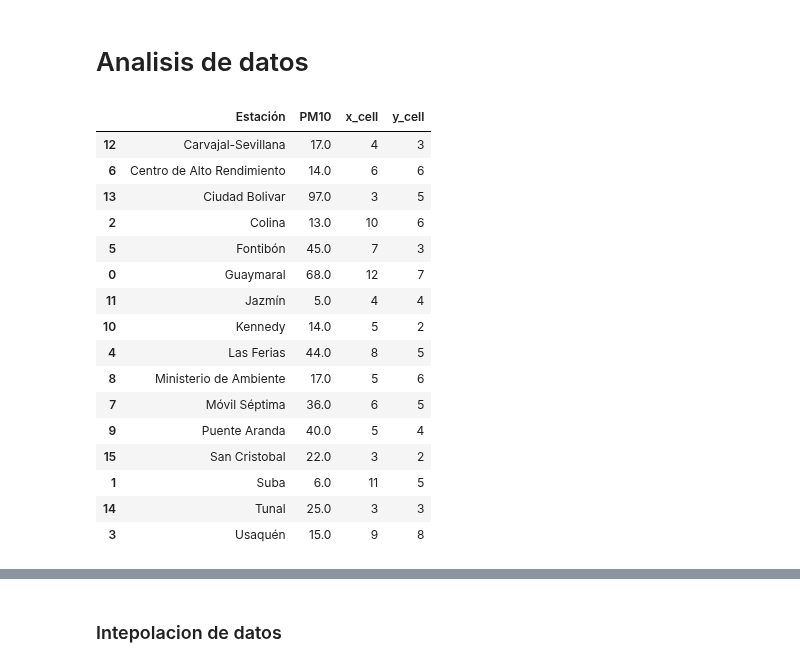
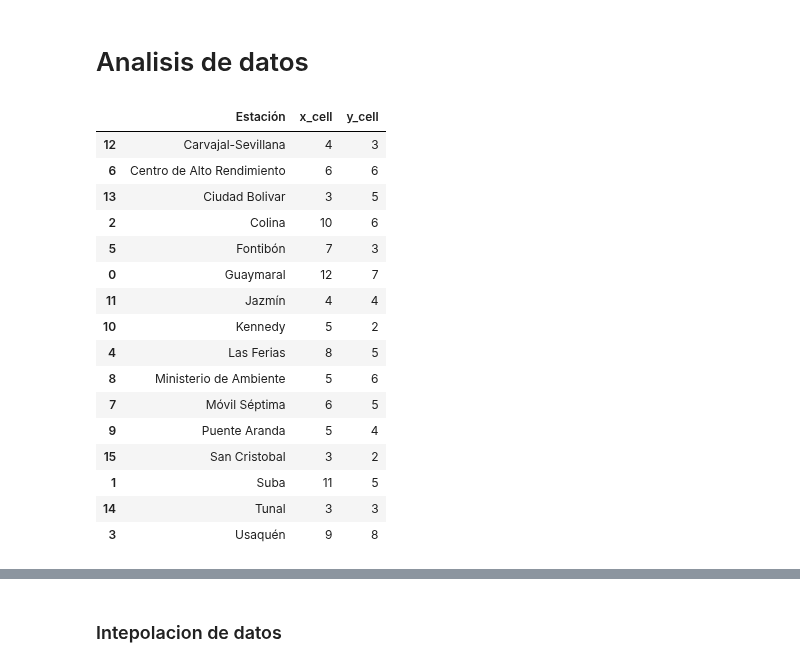
Before and after one commit to svargasro/Wildfire-Smoke-Spread-Over-Bogot-Workshops, a Jupyter notebook: Proyecto Final/Codigo/Analisis de Datos/Polucion/mapa_contaminacion.ipynb, the cells around one changed output, grey strips where cells are left out. Drawn from its saved outputs; the diff is of its cells as text; code cells hidden in the pictures.

```diff
--- a/Proyecto Final/Codigo/Analisis de Datos/Polucion/mapa_contaminacion.ipynb
+++ b/Proyecto Final/Codigo/Analisis de Datos/Polucion/mapa_contaminacion.ipynb
@@ -163,23 +121,22 @@ Name: 7, dtype: float64
 # Analisis de datos
 # %%
 coord = pd.read_csv('../estaciones_coord.txt')
-coord['PM10'] = PM10
-coord.iloc[:, [0, -4,-2, -1]].sort_values(by=['Estación'])
+coord.iloc[:, [0, -2, -1]].sort_values(by=['Estación'])
 # %% [output]
-|  | Estación | PM10 | x_cell | y_cell |
-| 12 | Carvajal-Sevillana | 17.0 | 4 | 3 |
-| 6 | Centro de Alto Rendimiento | 14.0 | 6 | 6 |
-| 13 | Ciudad Bolivar | 97.0 | 3 | 5 |
-| 2 | Colina | 13.0 | 10 | 6 |
-| 5 | Fontibón | 45.0 | 7 | 3 |
-| 0 | Guaymaral | 68.0 | 12 | 7 |
-| 11 | Jazmín | 5.0 | 4 | 4 |
-| 10 | Kennedy | 14.0 | 5 | 2 |
-| 4 | Las Ferias | 44.0 | 8 | 5 |
-| 8 | Ministerio de Ambiente | 17.0 | 5 | 6 |
-| 7 | Móvil Séptima | 36.0 | 6 | 5 |
-| 9 | Puente Aranda | 40.0 | 5 | 4 |
-| 15 | San Cristobal | 22.0 | 3 | 2 |
-| 1 | Suba | 6.0 | 11 | 5 |
-| 14 | Tunal | 25.0 | 3 | 3 |
-| 3 | Usaquén | 15.0 | 9 | 8 |
+|  | Estación | x_cell | y_cell |
+| 12 | Carvajal-Sevillana | 4 | 3 |
+| 6 | Centro de Alto Rendimiento | 6 | 6 |
+| 13 | Ciudad Bolivar | 3 | 5 |
+| 2 | Colina | 10 | 6 |
+| 5 | Fontibón | 7 | 3 |
+| 0 | Guaymaral | 12 | 7 |
+| 11 | Jazmín | 4 | 4 |
+| 10 | Kennedy | 5 | 2 |
+| 4 | Las Ferias | 8 | 5 |
+| 8 | Ministerio de Ambiente | 5 | 6 |
+| 7 | Móvil Séptima | 6 | 5 |
+| 9 | Puente Aranda | 5 | 4 |
+| 15 | San Cristobal | 3 | 2 |
+| 1 | Suba | 11 | 5 |
+| 14 | Tunal | 3 | 3 |
+| 3 | Usaquén | 9 | 8 |
```
Also changed, not shown: parts of 18 cells of this notebook, 1 other file.
